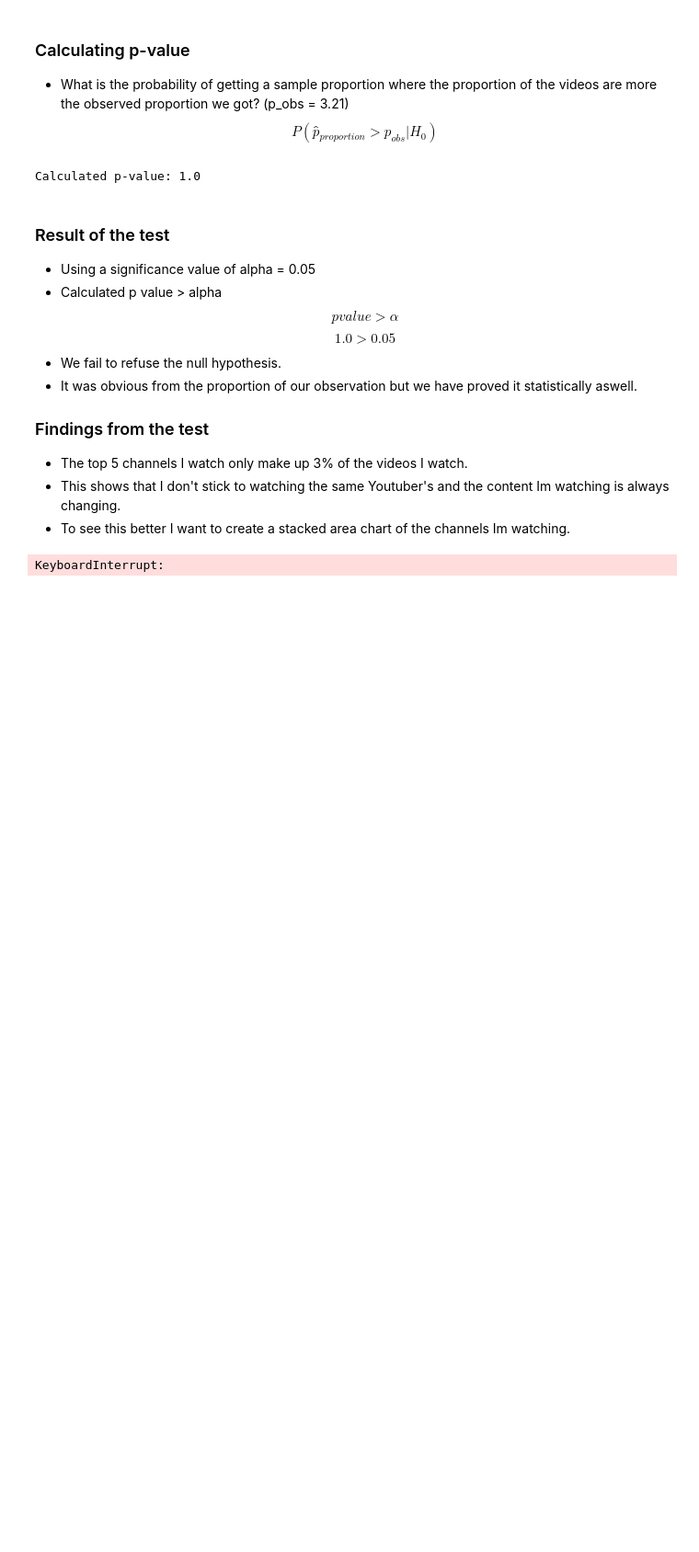
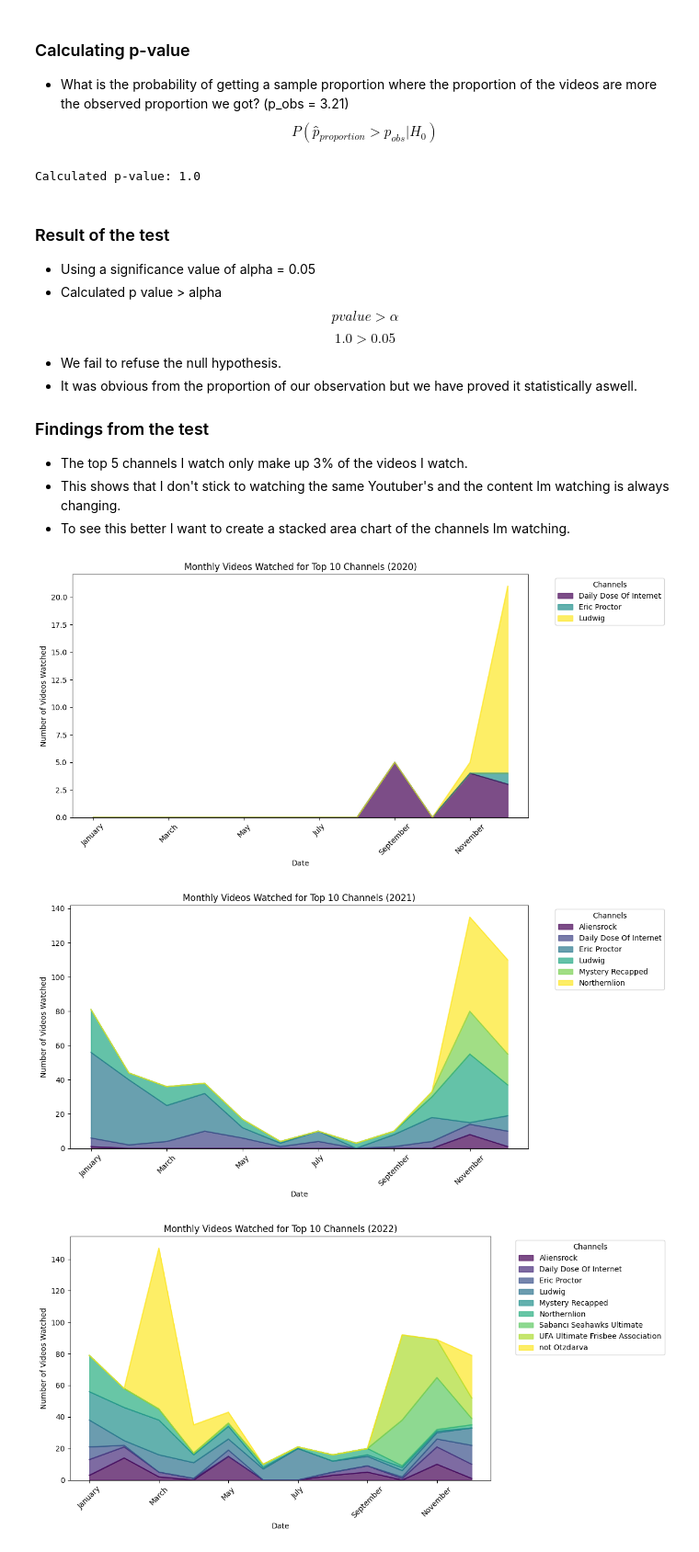
Before and after one commit to ddsdAlp/dsa210_project, a Jupyter notebook: dsa210_termProject.ipynb, the cells around one changed output. Shown at 92% size. Cells and saved outputs as stored; diff of their text form; code cells hidden in the pictures; blank space fills up the shorter version.

```diff
--- a/dsa210_termProject.ipynb
+++ b/dsa210_termProject.ipynb
@@ -265,21 +282,25 @@ $$ 1.0 > 0.05$$
 - This shows that I don't stick to watching the same Youtuber's and the content Im watching is always changing.
 - To see this better I want to create a stacked area chart of the channels Im watching.
 # %%
-grouped = df_filtered.groupby([df['time'].dt.date, 'channel_name']).size().unstack(fill_value=0)
+# top 10 channels I watch
+top10 = channel_counts.head(10).index
+top10_df = df_filtered[df_filtered['channel_name'].isin(top10)]
 
 years = [2020, 2021, 2022, 2023, 2024]
 
 for year in years:
-    yearly_data = df_filtered[df_filtered['time'].dt.year == year]
-    grouped = yearly_data.groupby([yearly_data['time'].dt.date, 'channel_name']).size().unstack(fill_value=0)
+    yearly_data = top10_df[top10_df['time'].dt.year == year]
+    yearly_data = yearly_data.groupby([yearly_data['time'].dt.month_name(), 'channel_name']).size().unstack(fill_value=0).reindex(months)
 
-grouped.plot(kind='area', stacked=True, figsize=(12, 6), colormap='viridis', alpha=0.7)
-plt.title('Daily Videos Watched by Channel Over Time')
-plt.xlabel('Date')
-plt.ylabel('Number of Videos Watched')
-plt.legend(title='Channels', bbox_to_anchor=(1.05, 1), loc='upper left')
-plt.xticks(rotation=45)
-plt.tight_layout()
-plt.show()
+    yearly_data.plot(kind='area', stacked = True, figsize=(12, 6), colormap='viridis', alpha=0.7)
+    plt.title(f'Monthly Videos Watched for Top 10 Channels ({year})')
+    plt.xlabel('Date')
+    plt.ylabel('Number of Videos Watched')
+    plt.legend(title='Channels', bbox_to_anchor=(1.05, 1), loc='upper left')
+    plt.xticks(rotation=45)
+    plt.tight_layout()
+    plt.show()
 # %% [output]
-KeyboardInterrupt:
+[figure, added]
+[figure, added]
+[figure, added]
```
Also changed, not shown: parts of 10 cells of this notebook.
